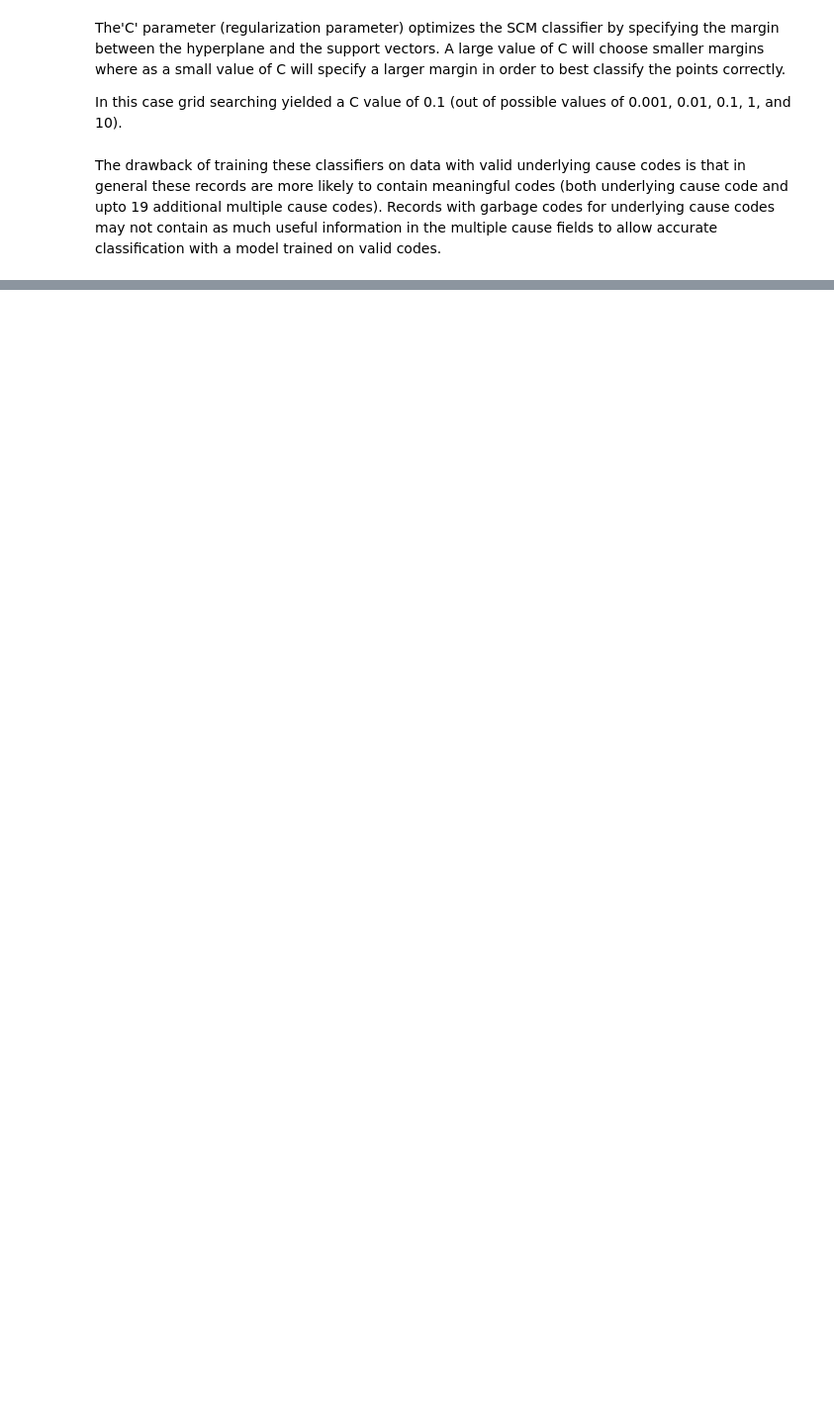
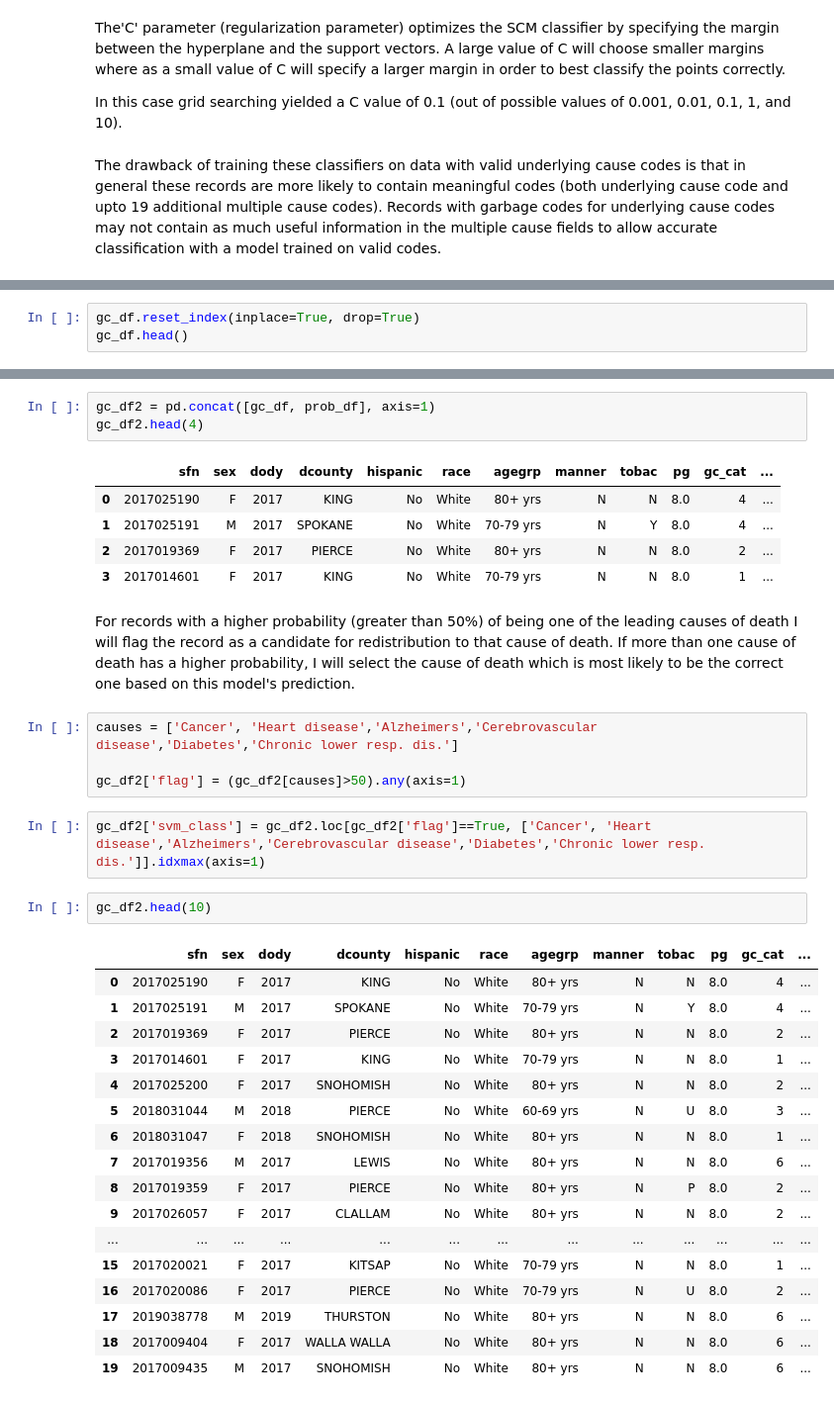
Before and after one commit to mbg9700/Springboard_DSCareer, a Jupyter notebook: Capstone_2/5_Supervised_ML_models.ipynb, the cells around one changed output, grey strips where cells are left out. Shown at 99% size. Saved outputs shown, nothing was run; the diff lists cells and outputs as text; blank space fills up the shorter version.

```diff
--- a/Capstone_2/5_Supervised_ML_models.ipynb
+++ b/Capstone_2/5_Supervised_ML_models.ipynb
@@ -633,0 +721,3 @@ The drawback of training these classifiers on data with valid underlying cause c
+# %%
+gc_df.reset_index(inplace=True, drop=True)
+gc_df.head()
@@ -633,0 +740,37 @@ The drawback of training these classifiers on data with valid underlying cause c
+# %%
+gc_df2 = pd.concat([gc_df, prob_df], axis=1)
+gc_df2.head(4)
+# %% [output]
+|  | sfn | sex | dody | dcounty | hispanic | race | agegrp | manner | tobac | pg | gc_cat | ... |
+| 0 | 2017025190 | F | 2017 | KING | No | White | 80+ yrs | N | N | 8.0 | 4 | ... |
+| 1 | 2017025191 | M | 2017 | SPOKANE | No | White | 70-79 yrs | N | Y | 8.0 | 4 | ... |
+| 2 | 2017019369 | F | 2017 | PIERCE | No | White | 80+ yrs | N | N | 8.0 | 2 | ... |
+| 3 | 2017014601 | F | 2017 | KING | No | White | 70-79 yrs | N | N | 8.0 | 1 | ... |
+# %% [markdown]
+For records with a higher probability (greater than 50%) of being one of the leading causes of death I will flag the record as a candidate for redistribution to that cause of death.  If more than one cause of death has a higher probability, I will select the cause of death which is most likely to be the correct one based on this model's prediction.
+# %%
+causes = ['Cancer', 'Heart disease','Alzheimers','Cerebrovascular disease','Diabetes','Chronic lower resp. dis.']
+
+gc_df2['flag'] = (gc_df2[causes]>50).any(axis=1)
+# %%
+gc_df2['svm_class'] = gc_df2.loc[gc_df2['flag']==True, ['Cancer', 'Heart disease','Alzheimers','Cerebrovascular disease','Diabetes','Chronic lower resp. dis.']].idxmax(axis=1)
+# %%
+gc_df2.head(10)
+# %% [output]
+|  | sfn | sex | dody | dcounty | hispanic | race | agegrp | manner | tobac | pg | gc_cat | ... |
+| 0 | 2017025190 | F | 2017 | KING | No | White | 80+ yrs | N | N | 8.0 | 4 | ... |
+| 1 | 2017025191 | M | 2017 | SPOKANE | No | White | 70-79 yrs | N | Y | 8.0 | 4 | ... |
+| 2 | 2017019369 | F | 2017 | PIERCE | No | White | 80+ yrs | N | N | 8.0 | 2 | ... |
+| 3 | 2017014601 | F | 2017 | KING | No | White | 70-79 yrs | N | N | 8.0 | 1 | ... |
+| 4 | 2017025200 | F | 2017 | SNOHOMISH | No | White | 80+ yrs | N | N | 8.0 | 2 | ... |
+| 5 | 2018031044 | M | 2018 | PIERCE | No | White | 60-69 yrs | N | U | 8.0 | 3 | ... |
+| 6 | 2018031047 | F | 2018 | SNOHOMISH | No | White | 80+ yrs | N | N | 8.0 | 1 | ... |
+| 7 | 2017019356 | M | 2017 | LEWIS | No | White | 80+ yrs | N | N | 8.0 | 6 | ... |
+| 8 | 2017019359 | F | 2017 | PIERCE | No | White | 80+ yrs | N | P | 8.0 | 2 | ... |
+| 9 | 2017026057 | F | 2017 | CLALLAM | No | White | 80+ yrs | N | N | 8.0 | 2 | ... |
+| ... | ... | ... | ... | ... | ... | ... | ... | ... | ... | ... | ... | ... |
+| 15 | 2017020021 | F | 2017 | KITSAP | No | White | 70-79 yrs | N | N | 8.0 | 1 | ... |
+| 16 | 2017020086 | F | 2017 | PIERCE | No | White | 70-79 yrs | N | U | 8.0 | 2 | ... |
+| 17 | 2019038778 | M | 2019 | THURSTON | No | White | 80+ yrs | N | N | 8.0 | 6 | ... |
+| 18 | 2017009404 | F | 2017 | WALLA WALLA | No | White | 80+ yrs | N | N | 8.0 | 6 | ... |
+| 19 | 2017009435 | M | 2017 | SNOHOMISH | No | White | 80+ yrs | N | N | 8.0 | 6 | ... |
```
Also changed, not shown: parts of 51 cells of this notebook, 3 other files.
